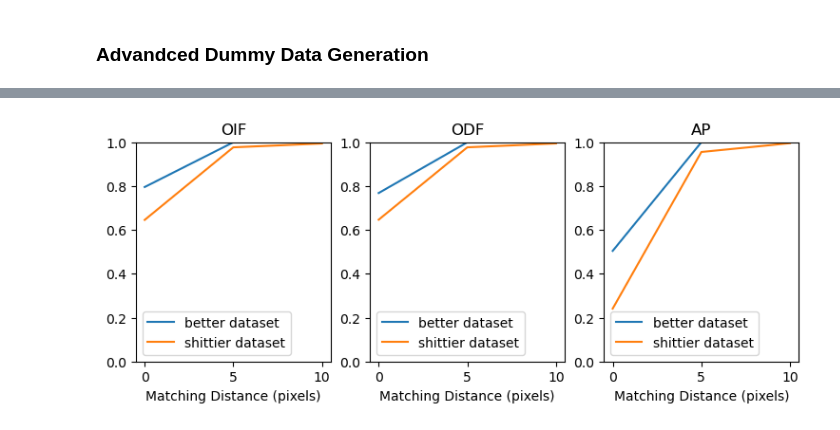
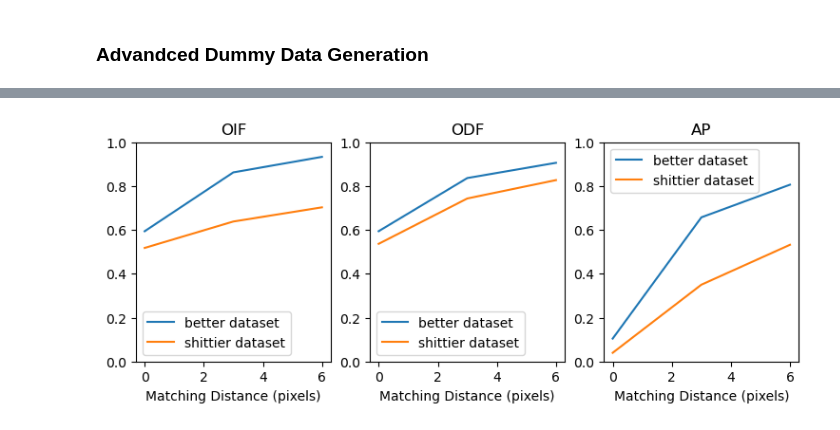
Before and after one commit to MichelleAppel/image-synthesis, a Jupyter notebook: image_synthesis/notebooks/metrics_dummy.ipynb, the cells around one changed output, grey strips where cells are left out. Cells and saved outputs as stored; diff of their text form; code cells hidden in the pictures.

Commit message:
plotting and example

```diff
--- a/image_synthesis/notebooks/metrics_dummy.ipynb
+++ b/image_synthesis/notebooks/metrics_dummy.ipynb
@@ -166,8 +169,9 @@ def plot_results(datasets, matching_distances, dataset_labels=None):
     plt.show()
 # %%
 # Example usage
-pr1, gt1 = generate_dummydata(n=10, dimensions=(64, 64), distortedness=2)
-pr2, gt2 = generate_dummydata(n=10, dimensions=(64, 64), distortedness=5)
+img_size = 256
+pr1, gt1 = generate_dummydata(n=10, dimensions=(img_size, img_size), distortedness=2)
+pr2, gt2 = generate_dummydata(n=10, dimensions=(img_size, img_size), distortedness=8)
 dataset_labels = ['better dataset', 'shittier dataset']
 # %%
 plot_datasets(pr1, gt1)
@@ -178,5 +182,5 @@ plot_datasets(pr2, gt2)
 # %%
-matching_distances = [0, 5, 10]
+matching_distances = [0, 3, 6]
 plot_results(datasets=[(gt1, pr1), (gt2, pr2)], matching_distances=matching_distances, dataset_labels=dataset_labels)
 # %% [output]
-[figure, old version]
+[figure, new version]
```
Also changed, not shown: parts of 2 cells of this notebook.
